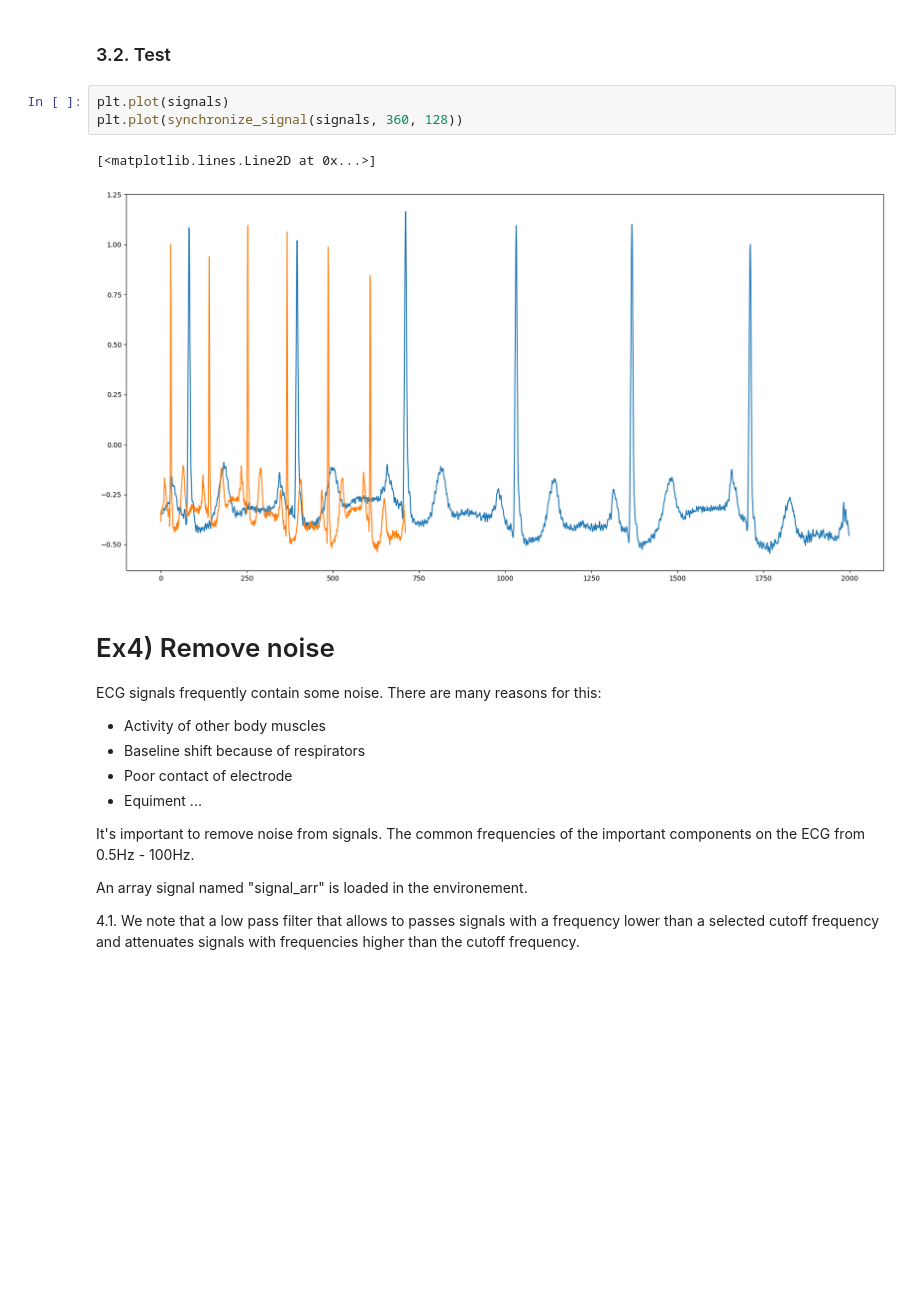
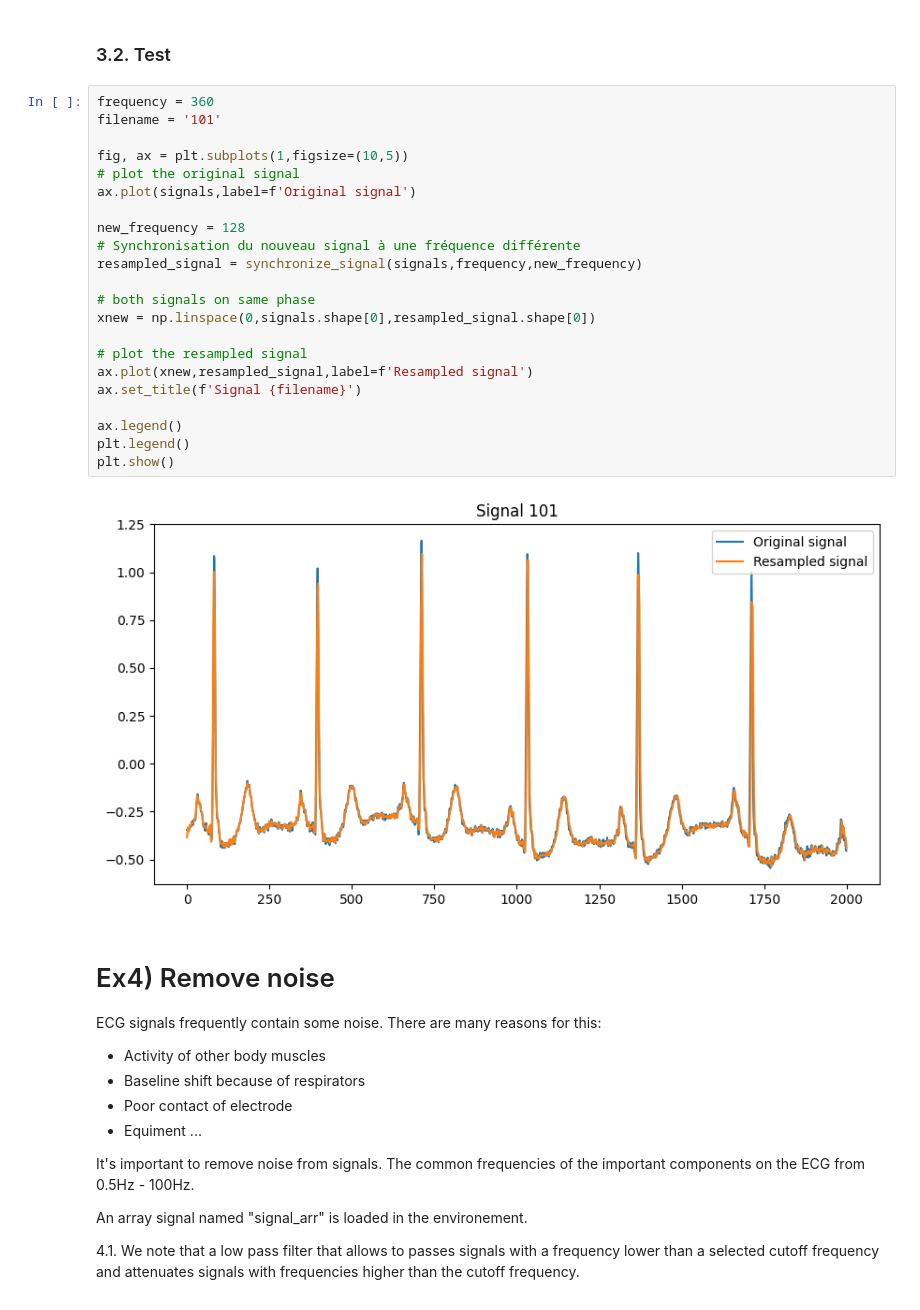
Before and after one commit to raphrb2/ML4Biomedical, a Jupyter notebook: ECG_classification_exercices.ipynb, the cells around one changed output. Saved outputs shown, nothing was run; the diff lists cells and outputs as text; blank space fills up the shorter version.

```diff
--- a/ECG_classification_exercices.ipynb
+++ b/ECG_classification_exercices.ipynb
@@ -159,12 +165,30 @@ for signal in list_signals:
 [ 2.5         2.64266616  4.02662958  6.5         6.97337042 10.35733384]
 # %% [markdown]
 ### 3.2. Test
-# %%
-plt.plot(signals)
-plt.plot(synchronize_signal(signals, 360, 128))
-# %% [output]
-[<matplotlib.lines.Line2D at 0x...>]
-[figure, removed]
+# %%
+frequency = 360
+filename = '101'
+
+fig, ax = plt.subplots(1,figsize=(10,5))
+# plot the original signal
+ax.plot(signals,label=f'Original signal')
+
+new_frequency = 128
+# Synchronisation du nouveau signal à une fréquence différente
+resampled_signal = synchronize_signal(signals,frequency,new_frequency)
+
+# both signals on same phase
+xnew = np.linspace(0,signals.shape[0],resampled_signal.shape[0])
+
+# plot the resampled signal
+ax.plot(xnew,resampled_signal,label=f'Resampled signal')
+ax.set_title(f'Signal {filename}')
+
+ax.legend()
+plt.legend()
+plt.show()
+# %% [output]
+[figure, added]
 # %% [markdown]
 # Ex4) Remove noise
 ECG signals frequently contain some noise. There are many reasons for this:
```
Also changed, not shown: parts of 8 cells of this notebook, 3 other files.
